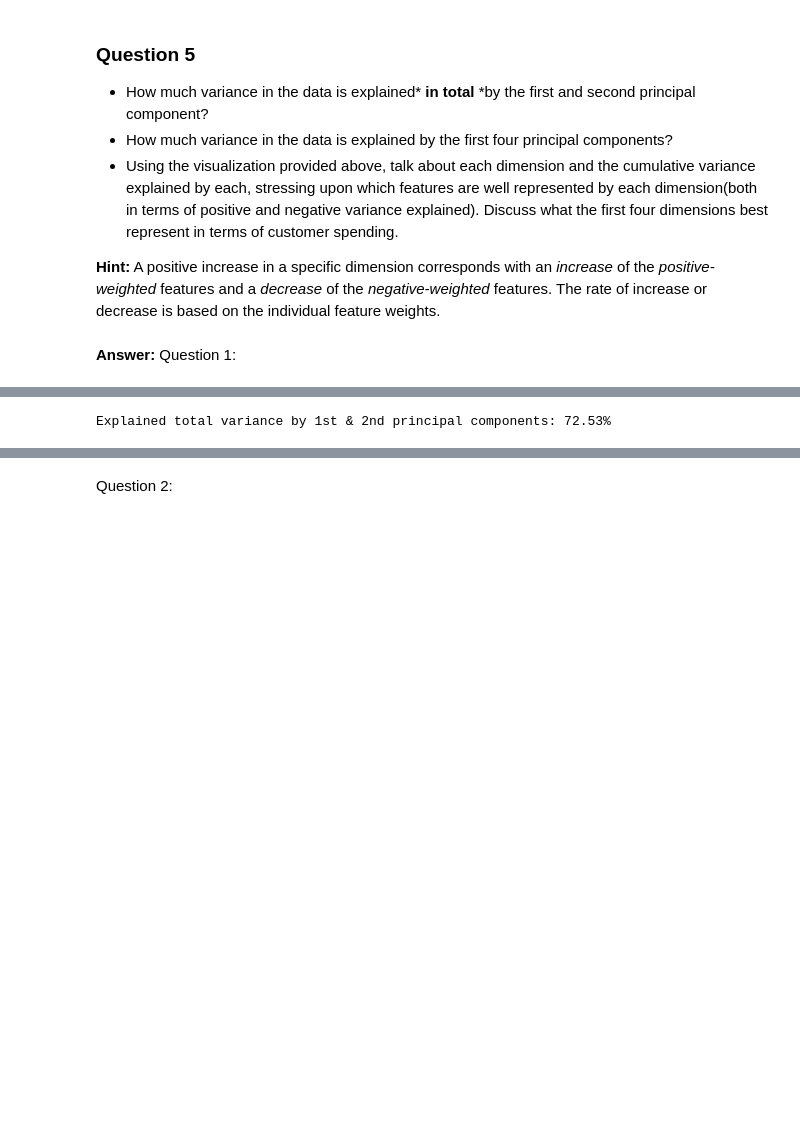
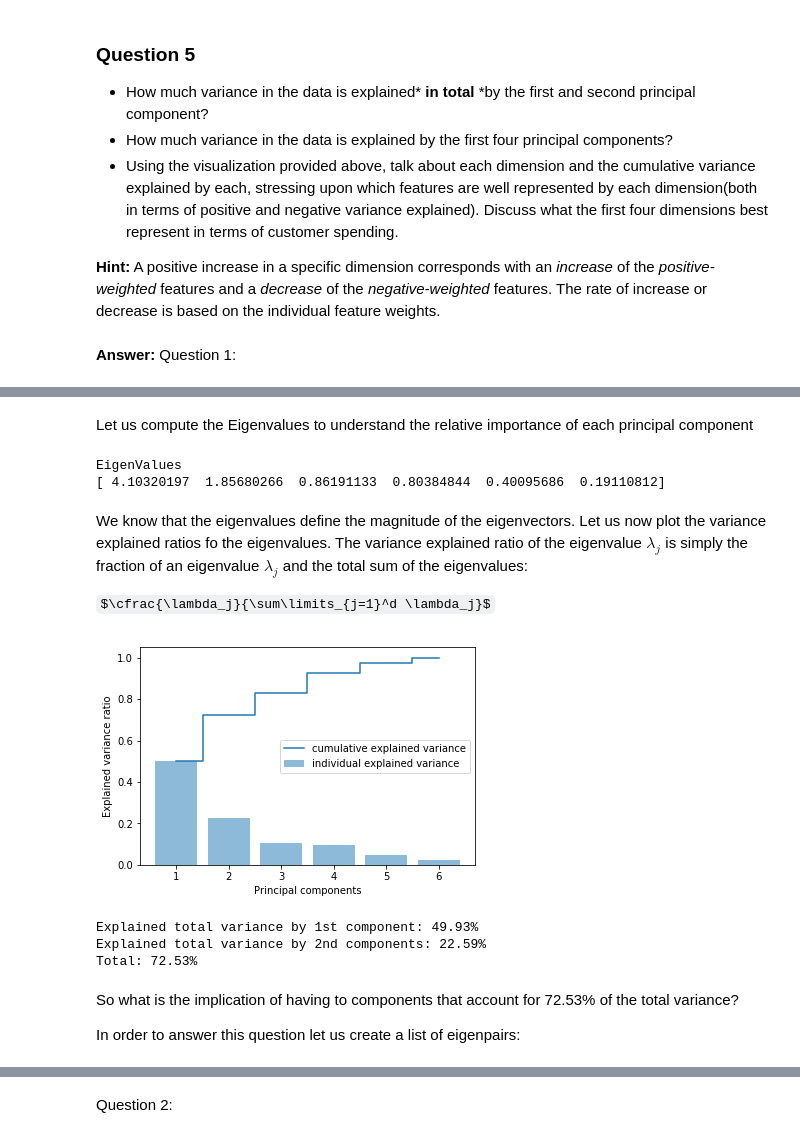
Before and after one commit to mscandizzo/customer_segments, a Jupyter notebook: customer_segments.ipynb, the cells around one changed output, grey strips where cells are left out. Saved outputs shown, nothing was run; the diff lists cells and outputs as text; code cells hidden in the pictures; some formulas as TeX source; blank space fills up the shorter version.

```diff
--- a/customer_segments.ipynb
+++ b/customer_segments.ipynb
@@ -582,5 +600,43 @@ Question 1:
+# %% [markdown]
+Let us compute the Eigenvalues to understand the relative importance of each principal component
+# %%
+cov_mat = np.cov(good_data.T)
+eigen_vals , eigen_vecs = np.linalg.eigh(cov_mat)
+
+print('\nEigenValues \n{}'.format(-np.sort(-eigen_vals)))
+# %% [output]
+EigenValues
+[ 4.10320197  1.85680266  0.86191133  0.80384844  0.40095686  0.19110812]
+# %% [markdown]
+We know that the eigenvalues define the magnitude of the eigenvectors. Let us now plot the variance explained ratios fo the eigenvalues.
+The variance explained ratio of the eigenvalue $\lambda_j$ is simply the fraction of an eigenvalue $\lambda_j$  and the total sum of the eigenvalues:
+
+$\cfrac{\lambda_j}{\sum\limits_{j=1}^d \lambda_j}$
+# %%
+tot = sum(eigen_vals)
+var_exp = [(i/tot) for i in sorted(eigen_vals,reverse = True)]
+cum_var_exp = np.cumsum(var_exp)
+
+import matplotlib.pyplot as plt
+
+plt.bar(range(1,(len(eigen_vals)+1)), var_exp, alpha =0.5, align ='center',label = 'individual explained variance')
+plt.step(range(1,(len(eigen_vals)+1)), cum_var_exp, where = 'mid',label = 'cumulative explained variance')
+plt.ylabel('Explained variance ratio')
+plt.xlabel('Principal components')
+plt.legend(loc='best')
+plt.show();
+# %% [output]
+[figure, added]
 # %%
-print "Explained total variance by 1st & 2nd principal components: {:.2f}%"\
-.format((pca.explained_variance_ratio_[:2].sum())*100)
+print "Explained total variance by 1st component: {:.2f}%\nExplained total variance by 2nd components: {:.2f}%\nTotal: {:.2f}%"\
+.format((pca.explained_variance_ratio_[:1].sum())*100,
+        (pca.explained_variance_ratio_[1:2].sum())*100,
+        (pca.explained_variance_ratio_[:2].sum())*100)
 # %% [output]
-Explained total variance by 1st & 2nd principal components: 72.53%
+Explained total variance by 1st component: 49.93%
+Explained total variance by 2nd components: 22.59%
+Total: 72.53%
+# %% [markdown]
+So what is the implication of having to components that account for 72.53% of the total variance?
+
+In order to answer this question let us create a list of eigenpairs:
```
Also changed, not shown: parts of 13 cells of this notebook, 1 other file.
